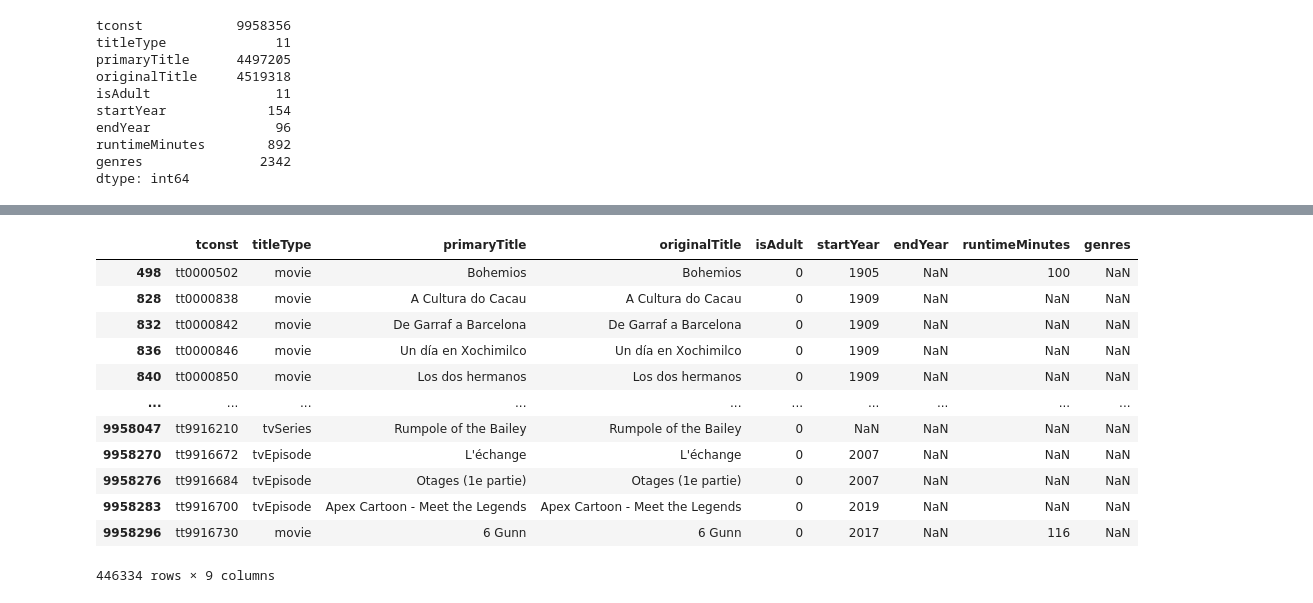
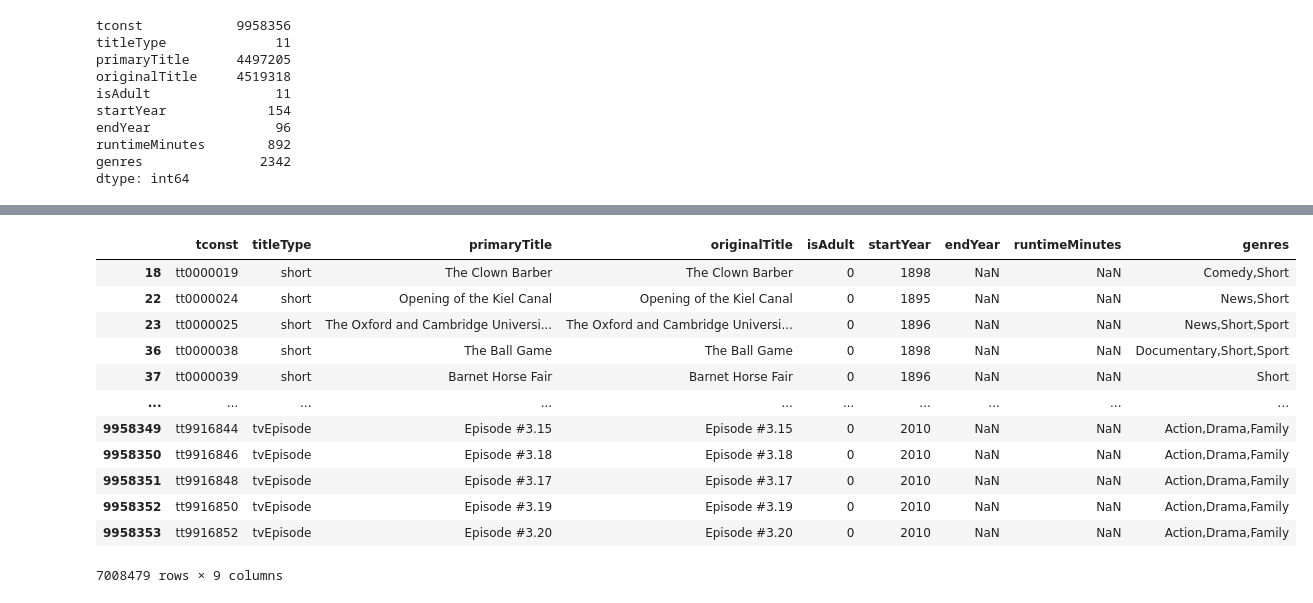
Before and after one commit to ericakitano/Project-3---Movies, a Jupyter notebook: Project 3 - Movies.ipynb, the cells around one changed output, grey strips where cells are left out. Cells and saved outputs as stored; diff of their text form; code cells hidden in the pictures.

```diff
--- a/Project 3 - Movies.ipynb
+++ b/Project 3 - Movies.ipynb
@@ -104,18 +118,18 @@ basics.replace({'\\N':np.nan}, inplace=True)
 # %%
-# Display the rows that contain null values in the genres column
-filter1 = basics['genres'].isna() == True
+#Display the rows that contain null values in the runtimeMinutes column
+filter1 = basics['runtimeMinutes'].isna() == True
 basics[filter1]
 # %% [output]
 |  | tconst | titleType | primaryTitle | originalTitle | isAdult | startYear | endYear | runtimeMinutes | genres |
-| 498 | tt0000502 | movie | Bohemios | Bohemios | 0 | 1905 | NaN | 100 | NaN |
-| 828 | tt0000838 | movie | A Cultura do Cacau | A Cultura do Cacau | 0 | 1909 | NaN | NaN | NaN |
-| 832 | tt0000842 | movie | De Garraf a Barcelona | De Garraf a Barcelona | 0 | 1909 | NaN | NaN | NaN |
-| 836 | tt0000846 | movie | Un día en Xochimilco | Un día en Xochimilco | 0 | 1909 | NaN | NaN | NaN |
-| 840 | tt0000850 | movie | Los dos hermanos | Los dos hermanos | 0 | 1909 | NaN | NaN | NaN |
+| 18 | tt0000019 | short | The Clown Barber | The Clown Barber | 0 | 1898 | NaN | NaN | Comedy,Short |
+| 22 | tt0000024 | short | Opening of the Kiel Canal | Opening of the Kiel Canal | 0 | 1895 | NaN | NaN | News,Short |
+| 23 | tt0000025 | short | The Oxford and Cambridge Universi... | The Oxford and Cambridge Universi... | 0 | 1896 | NaN | NaN | News,Short,Sport |
+| 36 | tt0000038 | short | The Ball Game | The Ball Game | 0 | 1898 | NaN | NaN | Documentary,Short,Sport |
+| 37 | tt0000039 | short | Barnet Horse Fair | Barnet Horse Fair | 0 | 1896 | NaN | NaN | Short |
 | ... | ... | ... | ... | ... | ... | ... | ... | ... | ... |
-| 9958047 | tt9916210 | tvSeries | Rumpole of the Bailey | Rumpole of the Bailey | 0 | NaN | NaN | NaN | NaN |
-| 9958270 | tt9916672 | tvEpisode | L'échange | L'échange | 0 | 2007 | NaN | NaN | NaN |
-| 9958276 | tt9916684 | tvEpisode | Otages (1e partie) | Otages (1e partie) | 0 | 2007 | NaN | NaN | NaN |
-| 9958283 | tt9916700 | tvEpisode | Apex Cartoon - Meet the Legends | Apex Cartoon - Meet the Legends | 0 | 2019 | NaN | NaN | NaN |
-| 9958296 | tt9916730 | movie | 6 Gunn | 6 Gunn | 0 | 2017 | NaN | 116 | NaN |
+| 9958349 | tt9916844 | tvEpisode | Episode #3.15 | Episode #3.15 | 0 | 2010 | NaN | NaN | Action,Drama,Family |
+| 9958350 | tt9916846 | tvEpisode | Episode #3.18 | Episode #3.18 | 0 | 2010 | NaN | NaN | Action,Drama,Family |
+| 9958351 | tt9916848 | tvEpisode | Episode #3.17 | Episode #3.17 | 0 | 2010 | NaN | NaN | Action,Drama,Family |
+| 9958352 | tt9916850 | tvEpisode | Episode #3.19 | Episode #3.19 | 0 | 2010 | NaN | NaN | Action,Drama,Family |
+| 9958353 | tt9916852 | tvEpisode | Episode #3.20 | Episode #3.20 | 0 | 2010 | NaN | NaN | Action,Drama,Family |
-446334 rows × 9 columns
+7008479 rows × 9 columns
```
Also changed, not shown: parts of 13 cells of this notebook.
